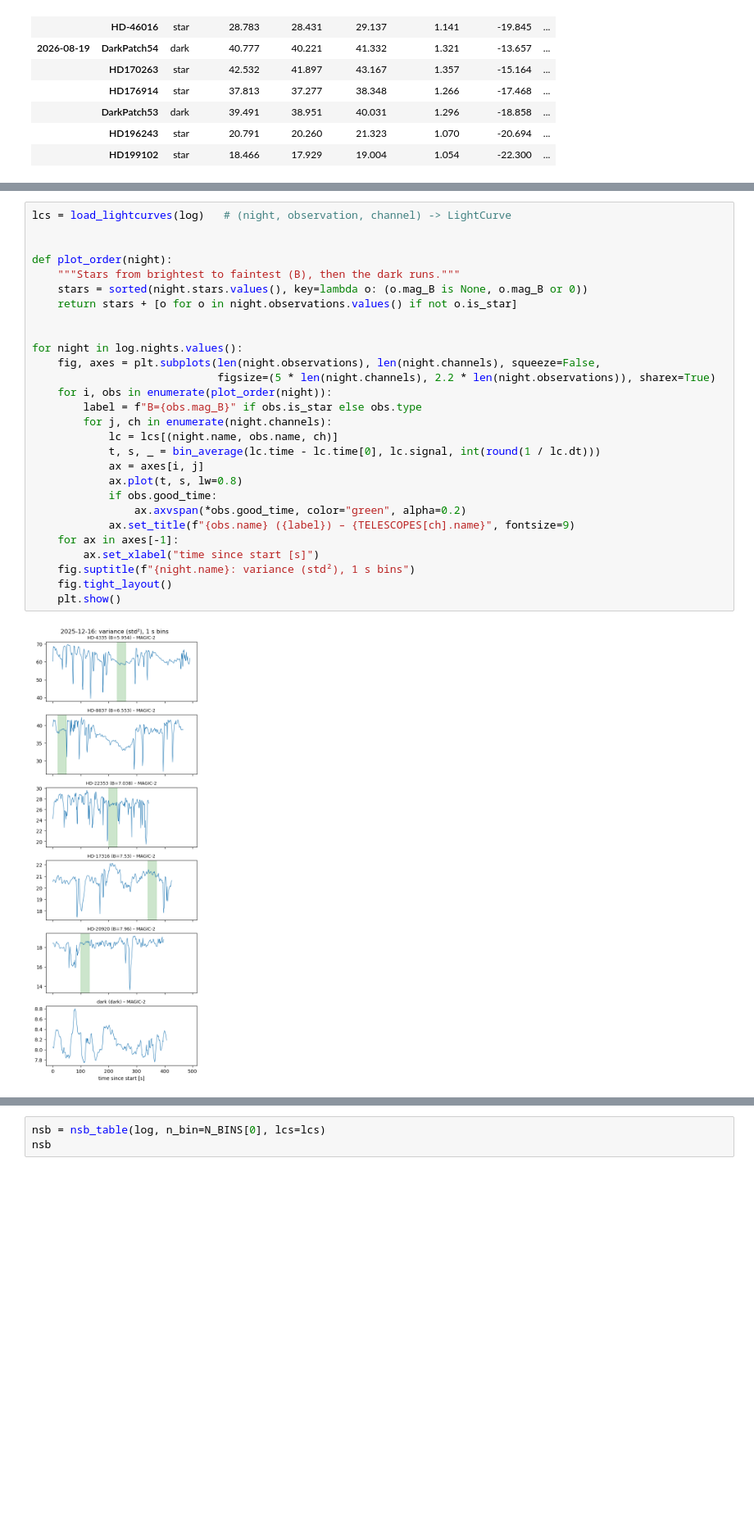
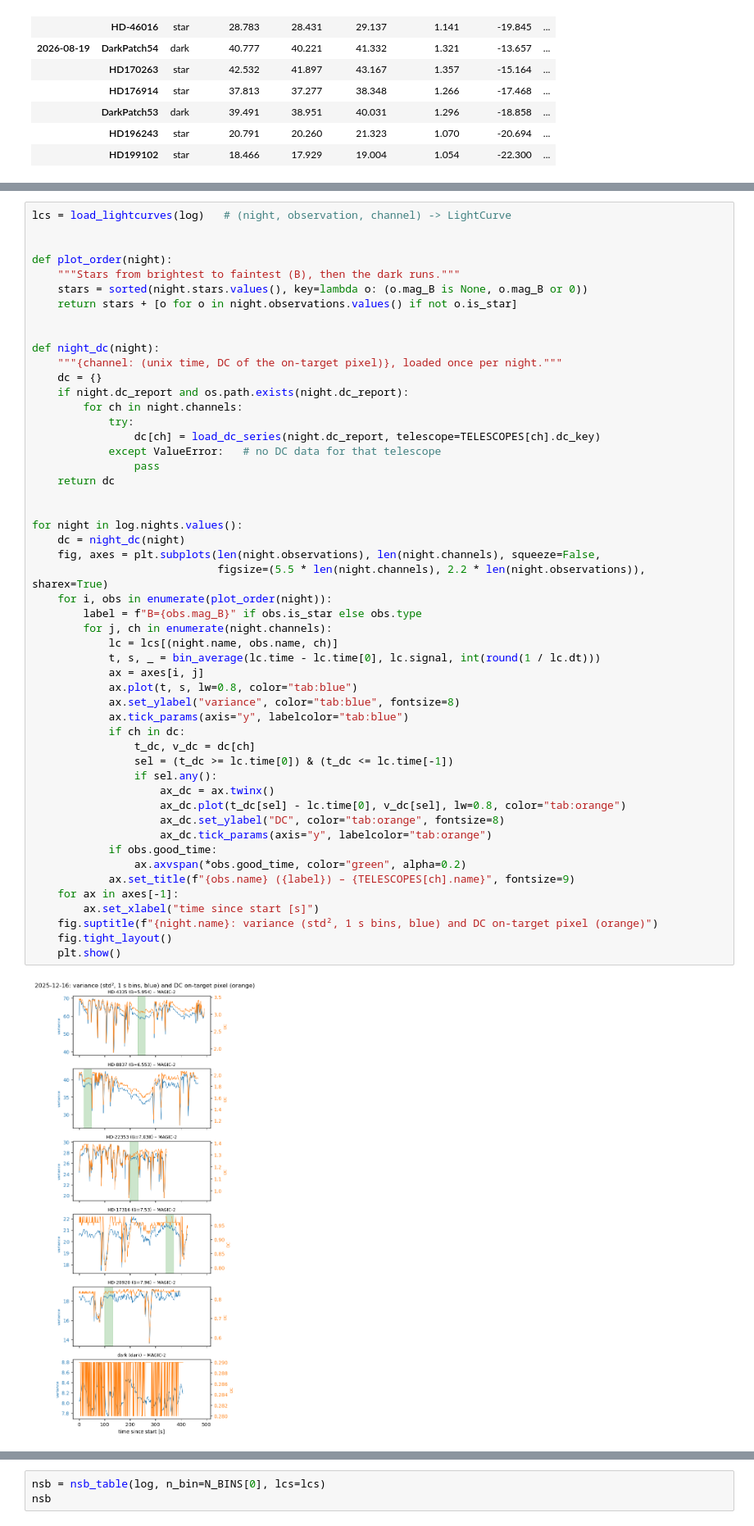
Before and after one commit to eliadse/kbo-occultation, a Jupyter notebook: notebooks/snr_study.ipynb, the cells around one changed output, grey strips where cells are left out. Shown at 82% size. Cells and saved outputs as stored; diff of their text form; blank space fills up the shorter version.

Commit message:
Added DC to lightcurves plot

```diff
--- a/notebooks/snr_study.ipynb
+++ b/notebooks/snr_study.ipynb
@@ -177,30 +179,53 @@ Outlier-cleaned variance (`.npz` caches), binned to ~1 s for display. The shaded
 # %%
 lcs = load_lightcurves(log)   # (night, observation, channel) -> LightCurve
 
 
 def plot_order(night):
     """Stars from brightest to faintest (B), then the dark runs."""
     stars = sorted(night.stars.values(), key=lambda o: (o.mag_B is None, o.mag_B or 0))
     return stars + [o for o in night.observations.values() if not o.is_star]
 
 
+def night_dc(night):
+    """{channel: (unix time, DC of the on-target pixel)}, loaded once per night."""
+    dc = {}
+    if night.dc_report and os.path.exists(night.dc_report):
+        for ch in night.channels:
+            try:
+                dc[ch] = load_dc_series(night.dc_report, telescope=TELESCOPES[ch].dc_key)
+            except ValueError:   # no DC data for that telescope
+                pass
+    return dc
+
+
 for night in log.nights.values():
+    dc = night_dc(night)
     fig, axes = plt.subplots(len(night.observations), len(night.channels), squeeze=False,
-                             figsize=(5 * len(night.channels), 2.2 * len(night.observations)), sharex=True)
+                             figsize=(5.5 * len(night.channels), 2.2 * len(night.observations)), sharex=True)
     for i, obs in enumerate(plot_order(night)):
         label = f"B={obs.mag_B}" if obs.is_star else obs.type
         for j, ch in enumerate(night.channels):
             lc = lcs[(night.name, obs.name, ch)]
             t, s, _ = bin_average(lc.time - lc.time[0], lc.signal, int(round(1 / lc.dt)))
             ax = axes[i, j]
-            ax.plot(t, s, lw=0.8)
+            ax.plot(t, s, lw=0.8, color="tab:blue")
+            ax.set_ylabel("variance", color="tab:blue", fontsize=8)
+            ax.tick_params(axis="y", labelcolor="tab:blue")
+            if ch in dc:
+                t_dc, v_dc = dc[ch]
+                sel = (t_dc >= lc.time[0]) & (t_dc <= lc.time[-1])
+                if sel.any():
+                    ax_dc = ax.twinx()
+                    ax_dc.plot(t_dc[sel] - lc.time[0], v_dc[sel], lw=0.8, color="tab:orange")
+                    ax_dc.set_ylabel("DC", color="tab:orange", fontsize=8)
+                    ax_dc.tick_params(axis="y", labelcolor="tab:orange")
             if obs.good_time:
                 ax.axvspan(*obs.good_time, color="green", alpha=0.2)
             ax.set_title(f"{obs.name} ({label}) – {TELESCOPES[ch].name}", fontsize=9)
     for ax in axes[-1]:
         ax.set_xlabel("time since start [s]")
-    fig.suptitle(f"{night.name}: variance (std²), 1 s bins")
+    fig.suptitle(f"{night.name}: variance (std², 1 s bins, blue) and DC on-target pixel (orange)")
     fig.tight_layout()
     plt.show()
 # %% [output]
-[figure, old version]
+[figure, new version]
```
Also changed, not shown: parts of 3 cells of this notebook.
